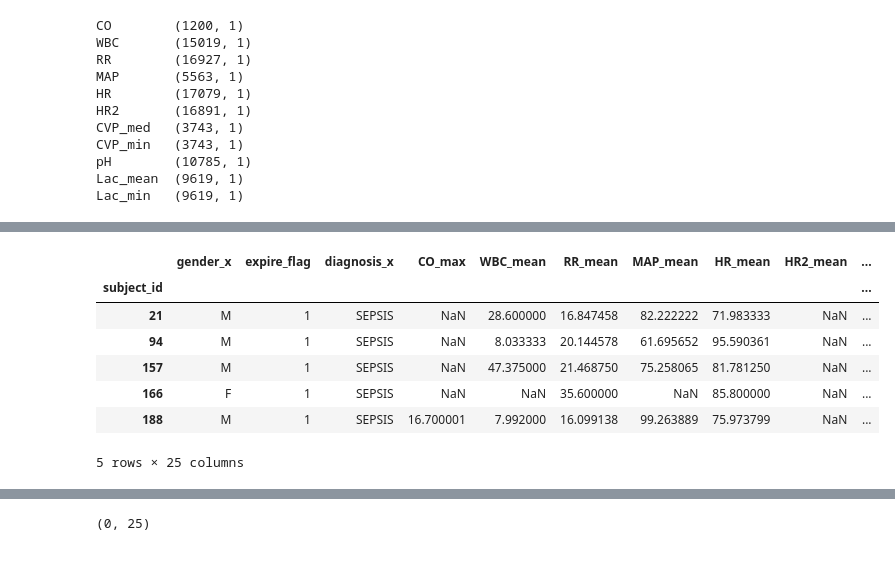
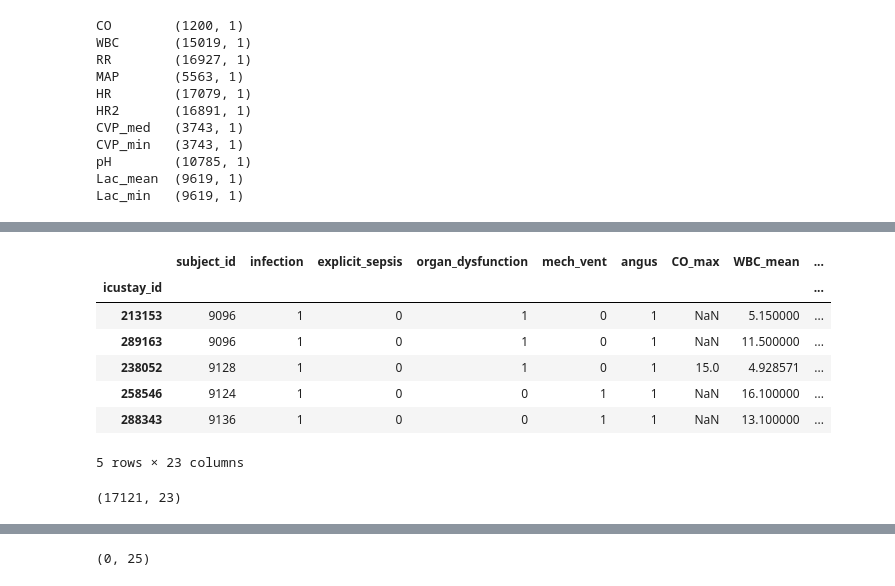
Before and after one commit to RJBeetel3/mimic3_analysis, a Jupyter notebook: SEPSIS_CHARTEVENTS_FIRST24.ipynb, the cells around one changed output, grey strips where cells are left out. Drawn from its saved outputs; the diff is of its cells as text; code cells hidden in the pictures.

```diff
--- a/SEPSIS_CHARTEVENTS_FIRST24.ipynb
+++ b/SEPSIS_CHARTEVENTS_FIRST24.ipynb
@@ -107,26 +157,0 @@ array(['CVP', 'Arterial BP Mean', 'C.O.(thermodilution)', 'Heart Rate',
-# %%
-CO_df = pd.DataFrame(data[(data.label == 'C.O.(thermodilution)') |
-               (data.label == 'Cardiac Output (thermodilution)')].groupby('icustay_id')['valuenum'].max())
-CO_df.columns = ['CO_max']
-WBC_df = pd.DataFrame(data[data.label == 'WBC'].groupby('icustay_id')['valuenum'].mean())
-WBC_df.columns = ['WBC_mean']
-RR_df = pd.DataFrame(data[data.label == 'Respiratory Rate'].groupby('icustay_id')['valuenum'].mean())
-RR_df.columns = ['RR_mean']
-MAP_df = pd.DataFrame(data[(data.label == 'ART BP mean') |
-                (data.label == 'Arterial BP Mean')].groupby('icustay_id')['valuenum'].mean())
-MAP_df.columns = ['MAP_mean']
-HR2_df = pd.DataFrame(data[data.label == 'Heart Rhythm'].groupby('icustay_id')['valuenum'].mean())
-HR2_df.columns = ['HR2_mean']
-HR_df = pd.DataFrame(data[data.label == 'Heart Rate'].groupby('icustay_id')['valuenum'].mean())
-HR_df.columns = ['HR_mean']
-CVP_med_df = pd.DataFrame(data[data.label == 'CVP'].groupby('icustay_id')['valuenum'].median())
-CVP_med_df.columns = ['CVP_med']
-CVP_min_df = pd.DataFrame(data[data.label == 'CVP'].groupby('icustay_id')['valuenum'].min())
-CVP_min_df.columns = ['CVP_min']
-pH_df = pd.DataFrame(data[(data.label == 'Arterial pH') | (data.label == 'PH (Arterial)') |
-              (data.label == 'Art.pH') ].groupby('icustay_id')['valuenum'].min())
-pH_df.columns = ['pH_min']
-LAC_mean_df = pd.DataFrame(data[(data.label == 'Lactic Acid')].groupby('icustay_id')['valuenum'].mean())
-LAC_mean_df.columns = ['LAC_mean']
-LAC_min_df = pd.DataFrame(data[(data.label == 'Lactic Acid')].groupby('icustay_id')['valuenum'].min())
-LAC_min_df.columns = ['LAC_min']
@@ -143,6 +158,3 @@ CO_df.head()
-# %%
-data3 = data2.copy()
-data3.set_index(['icustay_id'], inplace = True)
 # %%
 data3 = data3.merge(CO_df, left_index = True, right_index = True, how='left', sort = True)
 data3 = data3.merge(WBC_df, left_index = True, right_index = True, how='left', sort = True)
@@ -195,6 +215,6 @@ pH        (10785, 1)
 Lac_mean  (9619, 1)
 Lac_min   (9619, 1)
 # %%
-ptnt_demog = pd.DataFrame.from_csv('ADMISSIONS_ICUSTAY_SEPSIS_revised.csv')
-ptnt_demog.head()
+ptnt_demog = pd.DataFrame.from_csv('PTNT_DEMOG_ANGUS_rev.csv')
+ptnt_demog.shape
 # %% [output]
@@ -227,0 +236,3 @@ array(['SEPSIS', 'SEPSIS;TELEMETRY', 'ACUTE MYOCARDIAL INFARCTION-SEPSIS',
+# %%
+ptnt_demog2 = ptnt_demog[['gender', 'marital_status', 'ethnicity', 'insurance', 'first_careunit', 'age']]
+ptnt_demog2.head()
@@ -228,15 +247,19 @@ array(['SEPSIS', 'SEPSIS;TELEMETRY', 'ACUTE MYOCARDIAL INFARCTION-SEPSIS',
 # %%
-data4 = data3[data3.diagnosis == 'SEPSIS'].copy()
-data4 = data4.merge(ptnt_demog, left_index = True, right_index = True, how='left', sort = True)
+data4 = data3.copy()
+data4 = data4.merge(ptnt_demog2, left_index = True, right_index = True, how='left', sort = True)
 data4.head()
 # %% [output]
-|  | gender_x | expire_flag | diagnosis_x | CO_max | WBC_mean | RR_mean | MAP_mean | HR_mean | HR2_mean | ... |
-| subject_id |  |  |  |  |  |  |  |  |  | ... |
-| 21 | M | 1 | SEPSIS | NaN | 28.600000 | 16.847458 | 82.222222 | 71.983333 | NaN | ... |
-| 94 | M | 1 | SEPSIS | NaN | 8.033333 | 20.144578 | 61.695652 | 95.590361 | NaN | ... |
-| 157 | M | 1 | SEPSIS | NaN | 47.375000 | 21.468750 | 75.258065 | 81.781250 | NaN | ... |
-| 166 | F | 1 | SEPSIS | NaN | NaN | 35.600000 | NaN | 85.800000 | NaN | ... |
-| 188 | M | 1 | SEPSIS | 16.700001 | 7.992000 | 16.099138 | 99.263889 | 75.973799 | NaN | ... |
+|  | subject_id | infection | explicit_sepsis | organ_dysfunction | mech_vent | angus | CO_max | WBC_mean | ... |
+| icustay_id |  |  |  |  |  |  |  |  | ... |
+| 213153 | 9096 | 1 | 0 | 1 | 0 | 1 | NaN | 5.150000 | ... |
+| 289163 | 9096 | 1 | 0 | 1 | 0 | 1 | NaN | 11.500000 | ... |
+| 238052 | 9128 | 1 | 0 | 1 | 0 | 1 | 15.0 | 4.928571 | ... |
+| 258546 | 9124 | 1 | 0 | 0 | 1 | 1 | NaN | 16.100000 | ... |
+| 288343 | 9136 | 1 | 0 | 0 | 1 | 1 | NaN | 13.100000 | ... |
-5 rows × 25 columns
+5 rows × 23 columns
+# %%
+data4.shape
+# %% [output]
+(17121, 23)
 # %%
 data4.isnull().sum()
```
Also changed, not shown: parts of 15 cells of this notebook, 1 other file.
